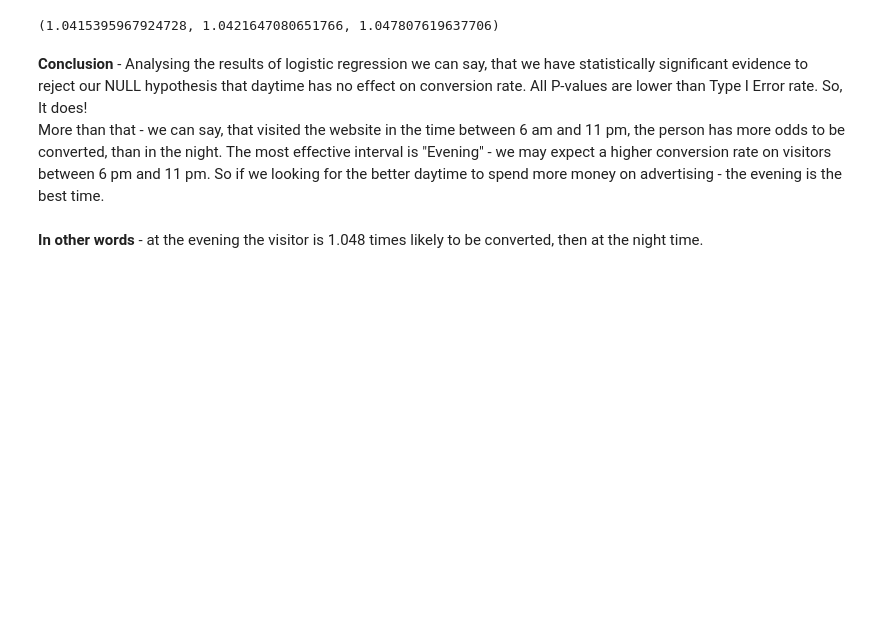
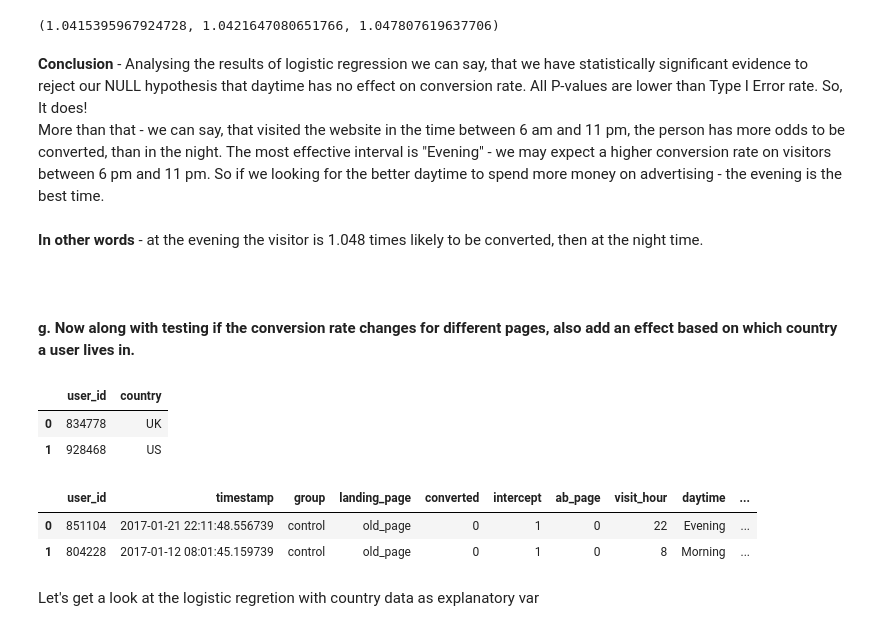
Before and after one commit to Alex-Romanenko/Analyze_ab_test_results, a Jupyter notebook: Analyze_ab_test_results.ipynb, the cells around one changed output. Drawn from its saved outputs; the diff is of its cells as text; code cells hidden in the pictures; blank space fills up the shorter version.

Commit message:
Update Analyze_ab_test_results.ipynb
Check if country of origin has effect on conversion

```diff
--- a/Analyze_ab_test_results.ipynb
+++ b/Analyze_ab_test_results.ipynb
@@ -498,3 +498,20 @@ np.exp(0.0407), np.exp(0.0413), np.exp(0.0467)
 **Conclusion** - Analysing the results of logistic regression we can say, that we have statistically significant evidence to reject our NULL hypothesis that daytime has no effect on conversion rate. All P-values are lower than Type I Error rate. So, It does!<br>
 More than that - we can say, that visited the website in the time between 6 am and 11 pm, the person has more odds to be converted, than in the night. The most effective interval is  "Evening" - we may expect a higher conversion rate on visitors between 6 pm and 11 pm. So  if we looking for the better daytime to spend more money on advertising - the evening is the best time.<br><br>
 **In other words** - at the evening the visitor is 1.048 times likely to be converted, then at the night time.<br>
+# %% [markdown]
+<br><br>
+**g. Now along with testing if the conversion rate changes for different pages, also add an effect based on which country a user lives in.**
+# %%
+# read data and store in data frame
+countr = pd.read_csv('countries.csv'); countr.head(2)
+# %% [output]
+|  | user_id | country |
+| 0 | 834778 | UK |
+| 1 | 928468 | US |
+# %%
+#join two data frames with indexer in 'user_id' column
+df3 = df2.copy();df3 = df3.join(countr.set_index('user_id'), on = 'user_id'); df3.head(2)
+# %% [output]
+|  | user_id | timestamp | group | landing_page | converted | intercept | ab_page | visit_hour | daytime | ... |
+| 0 | 851104 | 2017-01-21 22:11:48.556739 | control | old_page | 0 | 1 | 0 | 22 | Evening | ... |
+| 1 | 804228 | 2017-01-12 08:01:45.159739 | control | old_page | 0 | 1 | 0 | 8 | Morning | ... |
@@ -500,0 +521,2 @@ More than that - we can say, that visited the website in the time between 6 am a
+# %% [markdown]
+Let's get a look at the logistic regretion with country data as explanatory var
```
Also changed, not shown: parts of 4 cells of this notebook.
